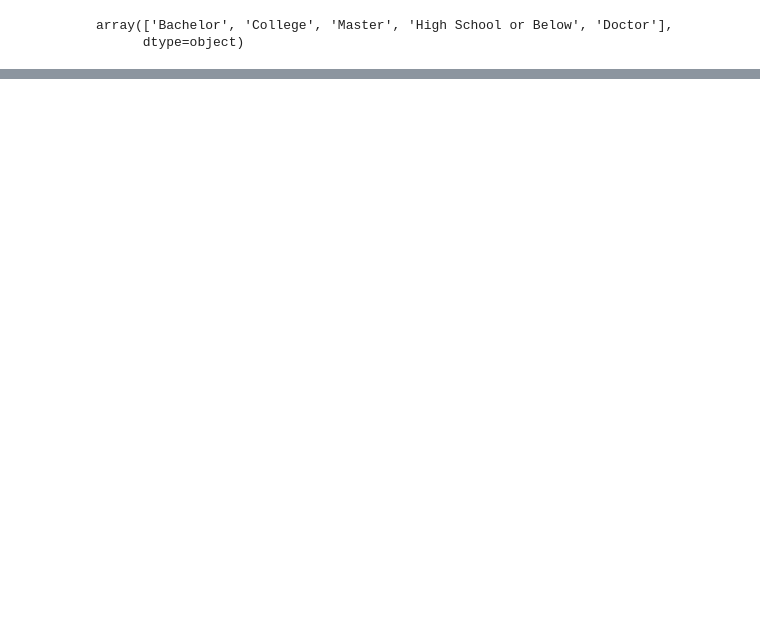
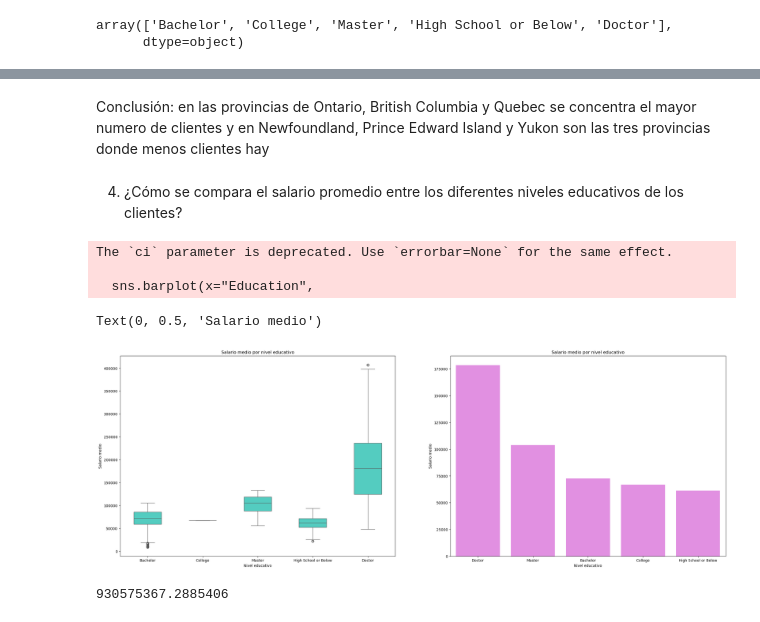
Before and after one commit to Adalab/bda-modulo-3-evaluacion-final-Miriam-pb, a Jupyter notebook: evaluación_mod_3.ipynb, the cells around one changed output, grey strips where cells are left out. Cells and saved outputs as stored; diff of their text form; code cells hidden in the pictures; blank space fills up the shorter version.

```diff
--- a/evaluación_mod_3.ipynb
+++ b/evaluación_mod_3.ipynb
@@ -160,0 +366,39 @@ df_completo = df_grande.merge(df2, on="Loyalty Number", how="left")
+# %% [markdown]
+Conclusión: en las provincias de Ontario, British Columbia y Quebec se concentra el mayor numero de clientes y en Newfoundland, Prince Edward Island y Yukon son las tres provincias donde menos clientes hay
+# %% [markdown]
+4. ¿Cómo se compara el salario promedio entre los diferentes niveles educativos de los clientes?
+# %%
+fig, axes = plt.subplots(nrows = 1, ncols = 2, figsize = (30, 10))
+
+sns.boxplot(y = "Salary",
+            x = "Education",
+            data = df_completo,
+            width = 0.5,
+            color = "turquoise",
+            ax = axes[0])
+axes[0].set_title("Salario medio por nivel educativo")
+axes[0].set_xlabel("Nivel educativo")
+axes[0].set_ylabel("Salario medio")
+
+sns.barplot(x="Education",
+            y="Salary",
+            data=df_completo,
+            color='violet',
+            estimator="mean",
+            ci=None,
+            order=['Doctor','Master', 'Bachelor', 'College', 'High School or Below'],
+            ax = axes[1])
+axes[1].set_title("Salario medio por nivel educativo")
+axes[1].set_xlabel("Nivel educativo")
+axes[1].set_ylabel("Salario medio")
+# %% [output]
+The `ci` parameter is deprecated. Use `errorbar=None` for the same effect.
+
+  sns.barplot(x="Education",
+Text(0, 0.5, 'Salario medio')
+[figure, added]
+# %%
+varianza_sueldos = df_completo['Salary'].var()
+varianza_sueldos # los sueldos están muy dispersos
+# %% [output]
+930575367.2885406
```
Also changed, not shown: parts of 55 cells of this notebook, 1 other file.
